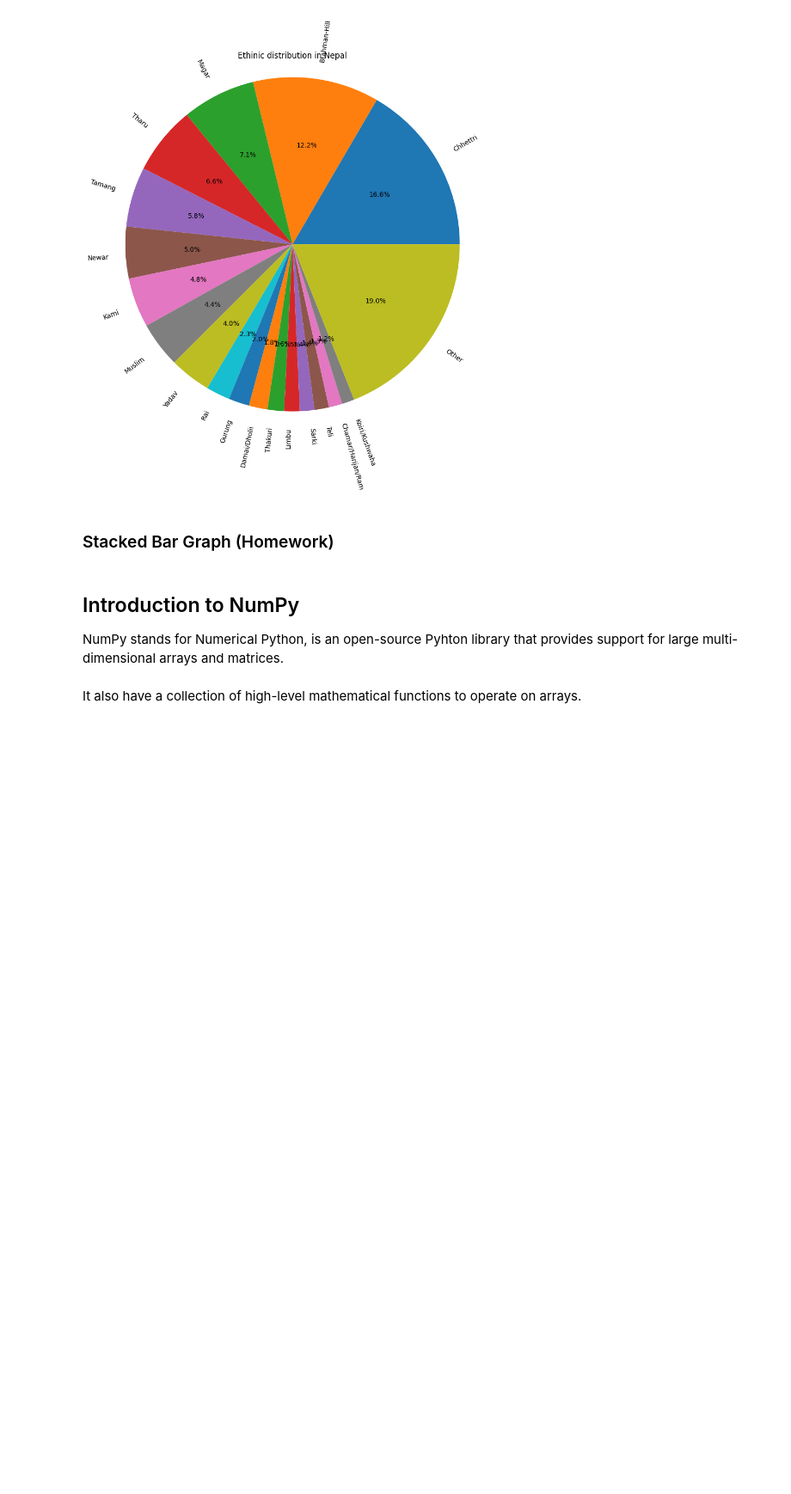
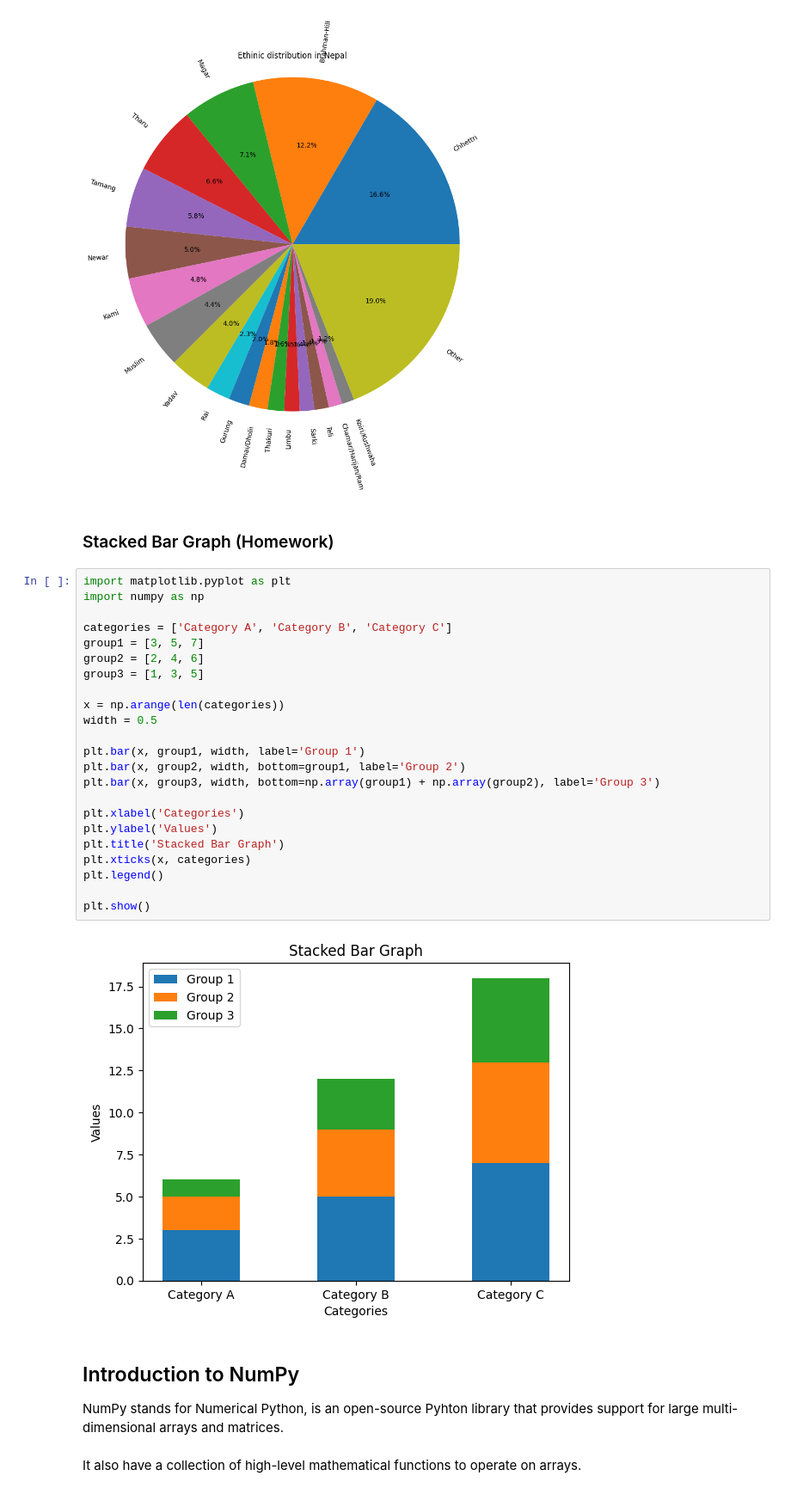
Before and after one commit to UjjwalKarkeyy/Python_Programming, a Jupyter notebook: Week-4_python.ipynb, the cells around one changed output. Shown: that part at 86% size. Saved outputs shown, nothing was run; the diff lists cells and outputs as text; blank space fills up the shorter version.

```diff
--- a/Week-4_python.ipynb
+++ b/Week-4_python.ipynb
@@ -698,6 +707,31 @@ plt.show()
 [figure]
 # %% [markdown]
 ### Stacked Bar Graph (Homework)
+# %%
+import matplotlib.pyplot as plt
+import numpy as np
+
+categories = ['Category A', 'Category B', 'Category C']
+group1 = [3, 5, 7]
+group2 = [2, 4, 6]
+group3 = [1, 3, 5]
+
+x = np.arange(len(categories))
+width = 0.5
+
+plt.bar(x, group1, width, label='Group 1')
+plt.bar(x, group2, width, bottom=group1, label='Group 2')
+plt.bar(x, group3, width, bottom=np.array(group1) + np.array(group2), label='Group 3')
+
+plt.xlabel('Categories')
+plt.ylabel('Values')
+plt.title('Stacked Bar Graph')
+plt.xticks(x, categories)
+plt.legend()
+
+plt.show()
+# %% [output]
+[figure, added]
 # %% [markdown]
 ## Introduction to NumPy
 NumPy stands for Numerical Python, is an open-source Pyhton library that provides support for large multi-dimensional arrays and matrices.<br><br>
```
Also changed, not shown: parts of 2 cells of this notebook.
